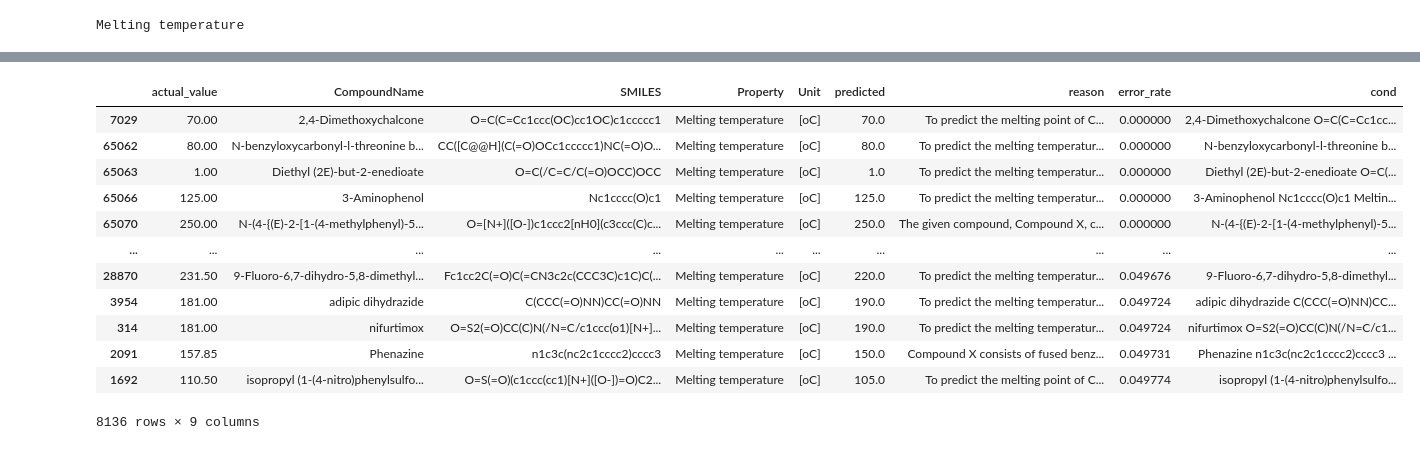
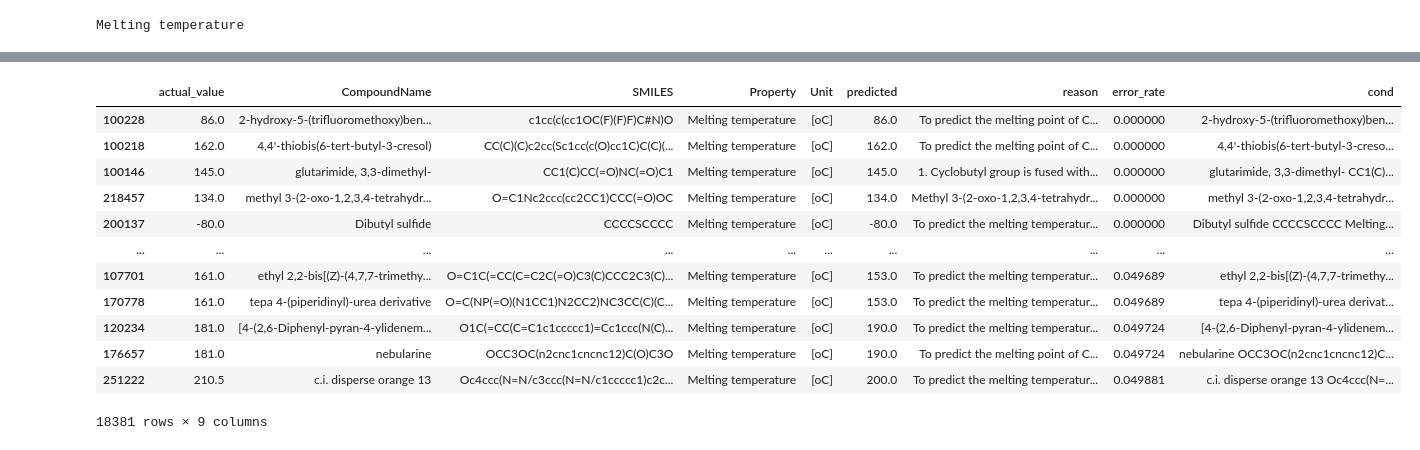
Before and after one commit to KanHatakeyama/self-chem-learn-llm, a Jupyter notebook: 0919meltingpoint/02analyze_initial_prediction.ipynb, the cells around one changed output, grey strips where cells are left out. Saved outputs shown, nothing was run; the diff lists cells and outputs as text; code cells hidden in the pictures.

```diff
--- a/0919meltingpoint/02analyze_initial_prediction.ipynb
+++ b/0919meltingpoint/02analyze_initial_prediction.ipynb
@@ -6,8 +6,21 @@ import matplotlib.pyplot as plt
 # Load the data
 jsonl_path="data/20240919152121_llm_gen.jsonl"
 jsonl_path="data/initial_train_data/20240919161042_llm_gen.jsonl"
-df=pd.read_json(jsonl_path,lines=True)
-df=df.drop(columns=["record","prompt"])
+jsonl_path_list=[
+    "/data/hatakeyama/self-loop/0919meltingpoint/data/initial_train_data/20240919213322_llm_gen.jsonl",
+    "/data/hatakeyama/self-loop/0919meltingpoint/data/initial_train_data/20240919161042_llm_gen.jsonl",
+]
+# Initialize an empty DataFrame
+df = pd.DataFrame()
+
+# Read each JSONL file and concatenate the results
+for jsonl_path in jsonl_path_list:
+    temp_df = pd.read_json(jsonl_path, lines=True)
+    df = pd.concat([df, temp_df], ignore_index=True)
+
+# Drop specified columns
+df = df.drop(columns=["record", "prompt"])
+
 df
 # %% [output]
 |  | actual_value | CompoundName | SMILES | Property | Unit | predicted | reason | error_rate |
@@ -43,26 +56,24 @@ df["error_rate"].median()
 # %%
 
 error_threshold=0.05
 max_records=200
 
-df=pd.read_json(jsonl_path,lines=True)
-df=df.drop(columns=["record","prompt"])
 df=df.sort_values(by="error_rate")
 df["cond"]=df["CompoundName"]+" "+df["SMILES"]+" "+df["Property"]
 df=df.drop_duplicates(subset=["cond"])
 df=df[df["error_rate"]<error_threshold]
 df
 # %% [output]
 |  | actual_value | CompoundName | SMILES | Property | Unit | predicted | reason | error_rate | cond |
-| 7029 | 70.00 | 2,4-Dimethoxychalcone | O=C(C=Cc1ccc(OC)cc1OC)c1ccccc1 | Melting temperature | [oC] | 70.0 | To predict the melting point of C... | 0.000000 | 2,4-Dimethoxychalcone O=C(C=Cc1cc... |
-| 65062 | 80.00 | N-benzyloxycarbonyl-l-threonine b... | CC([C@@H](C(=O)OCc1ccccc1)NC(=O)O... | Melting temperature | [oC] | 80.0 | To predict the melting temperatur... | 0.000000 | N-benzyloxycarbonyl-l-threonine b... |
-| 65063 | 1.00 | Diethyl (2E)-but-2-enedioate | O=C(/C=C/C(=O)OCC)OCC | Melting temperature | [oC] | 1.0 | To predict the melting temperatur... | 0.000000 | Diethyl (2E)-but-2-enedioate O=C(... |
-| 65066 | 125.00 | 3-Aminophenol | Nc1cccc(O)c1 | Melting temperature | [oC] | 125.0 | To predict the melting temperatur... | 0.000000 | 3-Aminophenol Nc1cccc(O)c1 Meltin... |
-| 65070 | 250.00 | N-(4-{(E)-2-[1-(4-methylphenyl)-5... | O=[N+]([O-])c1ccc2[nH0](c3ccc(C)c... | Melting temperature | [oC] | 250.0 | The given compound, Compound X, c... | 0.000000 | N-(4-{(E)-2-[1-(4-methylphenyl)-5... |
+| 100228 | 86.0 | 2-hydroxy-5-(trifluoromethoxy)ben... | c1cc(c(cc1OC(F)(F)F)C#N)O | Melting temperature | [oC] | 86.0 | To predict the melting point of C... | 0.000000 | 2-hydroxy-5-(trifluoromethoxy)ben... |
+| 100218 | 162.0 | 4,4'-thiobis(6-tert-butyl-3-cresol) | CC(C)(C)c2cc(Sc1cc(c(O)cc1C)C(C)(... | Melting temperature | [oC] | 162.0 | To predict the melting point of C... | 0.000000 | 4,4'-thiobis(6-tert-butyl-3-creso... |
+| 100146 | 145.0 | glutarimide, 3,3-dimethyl- | CC1(C)CC(=O)NC(=O)C1 | Melting temperature | [oC] | 145.0 | 1. Cyclobutyl group is fused with... | 0.000000 | glutarimide, 3,3-dimethyl- CC1(C)... |
+| 218457 | 134.0 | methyl 3-(2-oxo-1,2,3,4-tetrahydr... | O=C1Nc2ccc(cc2CC1)CCC(=O)OC | Melting temperature | [oC] | 134.0 | Methyl 3-(2-oxo-1,2,3,4-tetrahydr... | 0.000000 | methyl 3-(2-oxo-1,2,3,4-tetrahydr... |
+| 200137 | -80.0 | Dibutyl sulfide | CCCCSCCCC | Melting temperature | [oC] | -80.0 | To predict the melting temperatur... | 0.000000 | Dibutyl sulfide CCCCSCCCC Melting... |
 | ... | ... | ... | ... | ... | ... | ... | ... | ... | ... |
-| 28870 | 231.50 | 9-Fluoro-6,7-dihydro-5,8-dimethyl... | Fc1cc2C(=O)C(=CN3c2c(CCC3C)c1C)C(... | Melting temperature | [oC] | 220.0 | To predict the melting temperatur... | 0.049676 | 9-Fluoro-6,7-dihydro-5,8-dimethyl... |
-| 3954 | 181.00 | adipic dihydrazide | C(CCC(=O)NN)CC(=O)NN | Melting temperature | [oC] | 190.0 | To predict the melting temperatur... | 0.049724 | adipic dihydrazide C(CCC(=O)NN)CC... |
-| 314 | 181.00 | nifurtimox | O=S2(=O)CC(C)N(/N=C/c1ccc(o1)[N+]... | Melting temperature | [oC] | 190.0 | To predict the melting temperatur... | 0.049724 | nifurtimox O=S2(=O)CC(C)N(/N=C/c1... |
-| 2091 | 157.85 | Phenazine | n1c3c(nc2c1cccc2)cccc3 | Melting temperature | [oC] | 150.0 | Compound X consists of fused benz... | 0.049731 | Phenazine n1c3c(nc2c1cccc2)cccc3 ... |
-| 1692 | 110.50 | isopropyl (1-(4-nitro)phenylsulfo... | O=S(=O)(c1ccc(cc1)[N+]([O-])=O)C2... | Melting temperature | [oC] | 105.0 | To predict the melting point of C... | 0.049774 | isopropyl (1-(4-nitro)phenylsulfo... |
+| 107701 | 161.0 | ethyl 2,2-bis[(Z)-(4,7,7-trimethy... | O=C1C(=CC(C=C2C(=O)C3(C)CCC2C3(C)... | Melting temperature | [oC] | 153.0 | To predict the melting temperatur... | 0.049689 | ethyl 2,2-bis[(Z)-(4,7,7-trimethy... |
+| 170778 | 161.0 | tepa 4-(piperidinyl)-urea derivative | O=C(NP(=O)(N1CC1)N2CC2)NC3CC(C)(C... | Melting temperature | [oC] | 153.0 | To predict the melting temperatur... | 0.049689 | tepa 4-(piperidinyl)-urea derivat... |
+| 120234 | 181.0 | [4-(2,6-Diphenyl-pyran-4-ylidenem... | O1C(=CC(C=C1c1ccccc1)=Cc1ccc(N(C)... | Melting temperature | [oC] | 190.0 | To predict the melting temperatur... | 0.049724 | [4-(2,6-Diphenyl-pyran-4-ylidenem... |
+| 176657 | 181.0 | nebularine | OCC3OC(n2cnc1cncnc12)C(O)C3O | Melting temperature | [oC] | 190.0 | To predict the melting point of C... | 0.049724 | nebularine OCC3OC(n2cnc1cncnc12)C... |
+| 251222 | 210.5 | c.i. disperse orange 13 | Oc4ccc(N=N/c3ccc(N=N/c1ccccc1)c2c... | Melting temperature | [oC] | 200.0 | To predict the melting temperatur... | 0.049881 | c.i. disperse orange 13 Oc4ccc(N=... |
-8136 rows × 9 columns
+18381 rows × 9 columns
```
Also changed, not shown: parts of 3 cells of this notebook, 2 other files.
